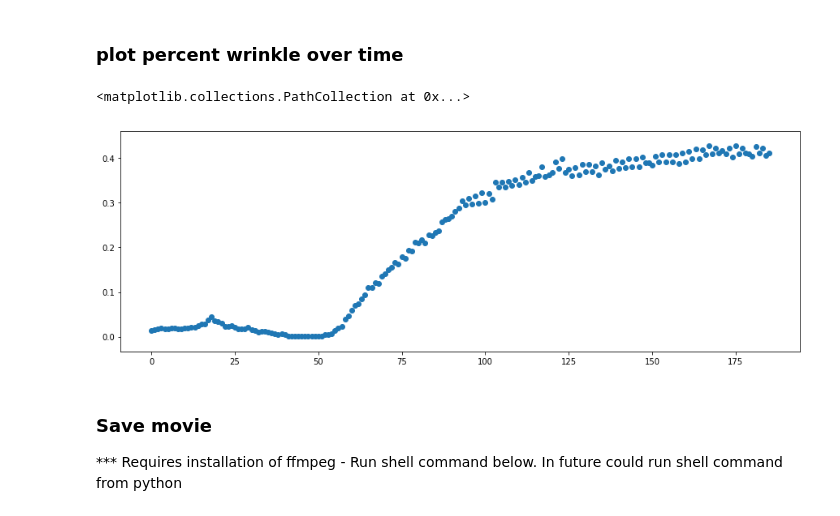
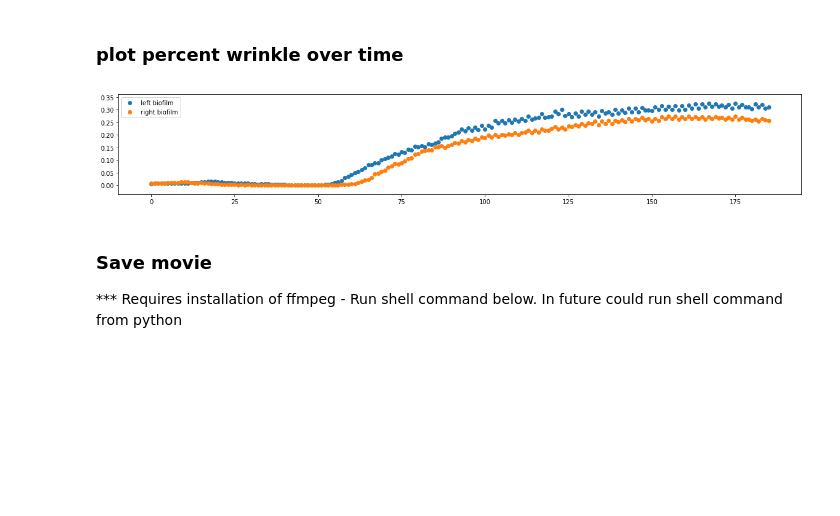
Before and after one commit to msorba/dsi-capstone, a Jupyter notebook: video_processing-rj.ipynb, the cells around one changed output. Cells and saved outputs as stored; diff of their text form; code cells hidden in the pictures; blank space fills up the shorter version.

```diff
--- a/video_processing-rj.ipynb
+++ b/video_processing-rj.ipynb
@@ -53,22 +59,24 @@ def threshold_image(img,threshold_val=50):
     out = thresh * img
 #     img = Image.fromarray(out)
     return out
-# %%
-def bf_size(image):
-    tmp = image > 20
-    tmp_im = image * tmp
-    return np.count_nonzero(tmp_im)/3
-# %%
-def perc_wrinkled(img, biofilm_size):
-    return round(np.count_nonzero(img)/biofilm_size,4)
+# %%
+def bf_size(image, threshold_val=30):
+    a = image.max(axis=2)
+    tmp = a > threshold_val
+    tmp_im = a * tmp
+    return int(np.count_nonzero(tmp_im))
+
+def perc_wrinkled(img, biofilm_size):
+    a = img.max(axis=2)
+    return round(np.count_nonzero(a)/biofilm_size,4)
 # %%
-images = cropped_left
+images = cropped_right
 output = []
 pw_list = []
 
 for i, a in enumerate(images):
     bf_m = bf_size(a)
-    t = threshold_image(a, threshold_val=110)
+    l,cl = fn.threshold_image(a, threshold_val=0)
     output.append(t)
     pw_list.append(perc_wrinkled(t,bf_m))
     cv2.imwrite("video/frames/frame%d.jpg" % i, t)
@@ -90,11 +100,13 @@ plt.show()
 # %% [markdown]
 ### plot percent wrinkle over time
 # %%
-fig = plt.figure(figsize=(15,5))
-plt.scatter(x=range(len(pw_list)), y=pw_list)
+fig = plt.figure(figsize=(20,3))
+plt.scatter(x=range(len(pw_list)), y=left_p, label='left biofilm')
+plt.scatter(x=range(len(pw_list)), y=right_p, label='right biofilm')
+plt.legend()
+plt.show()
 # %% [output]
-<matplotlib.collections.PathCollection at 0x...>
-[figure, old version]
+[figure, new version]
 # %% [markdown]
 ### Save movie
 
```
Also changed, not shown: parts of 5 cells of this notebook.
